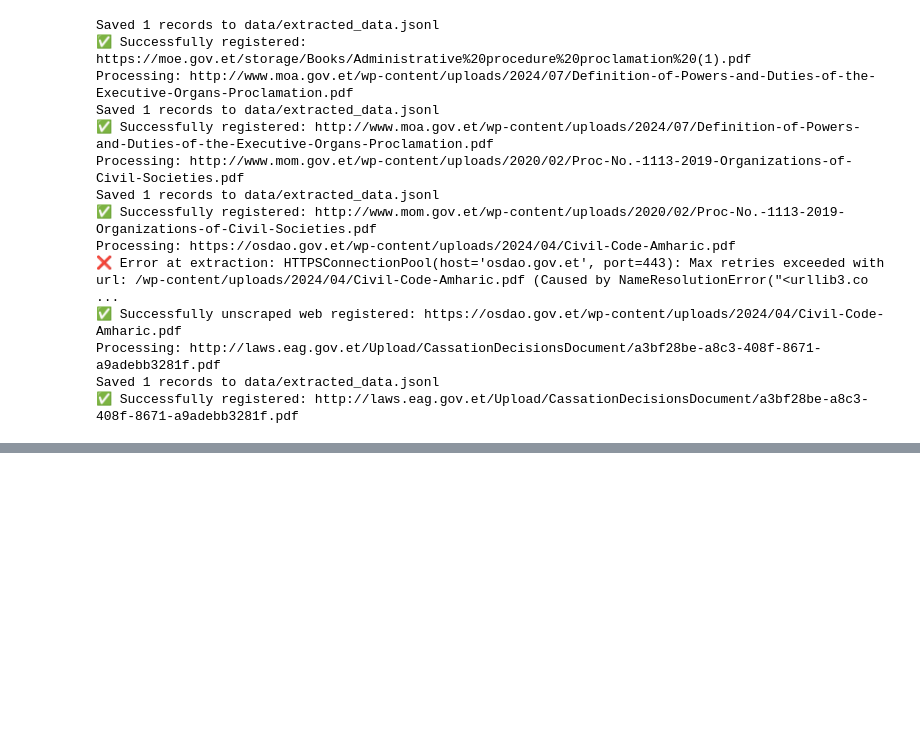
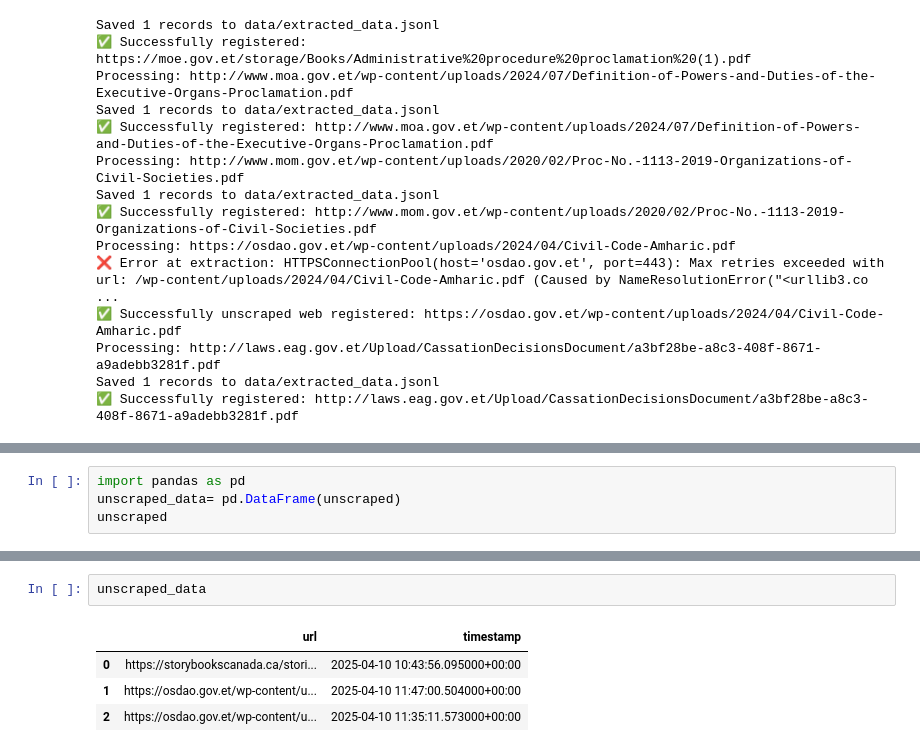
Before and after one commit to YonaniCodes/Scrapify, a Jupyter notebook: notebooks/scrapify_demo.ipynb, the cells around one changed output, grey strips where cells are left out. Saved outputs shown, nothing was run; the diff lists cells and outputs as text; blank space fills up the shorter version.

```diff
--- a/notebooks/scrapify_demo.ipynb
+++ b/notebooks/scrapify_demo.ipynb
@@ -154,0 +190,4 @@ Saved 1 records to data/extracted_data.jsonl
+# %%
+import pandas as pd
+unscraped_data= pd.DataFrame(unscraped)
+unscraped
@@ -154,0 +201,7 @@ Saved 1 records to data/extracted_data.jsonl
+# %%
+unscraped_data
+# %% [output]
+|  | url | timestamp |
+| 0 | https://storybookscanada.ca/stori... | 2025-04-10 10:43:56.095000+00:00 |
+| 1 | https://osdao.gov.et/wp-content/u... | 2025-04-10 11:47:00.504000+00:00 |
+| 2 | https://osdao.gov.et/wp-content/u... | 2025-04-10 11:35:11.573000+00:00 |
```
Also changed, not shown: parts of 5 cells of this notebook.
